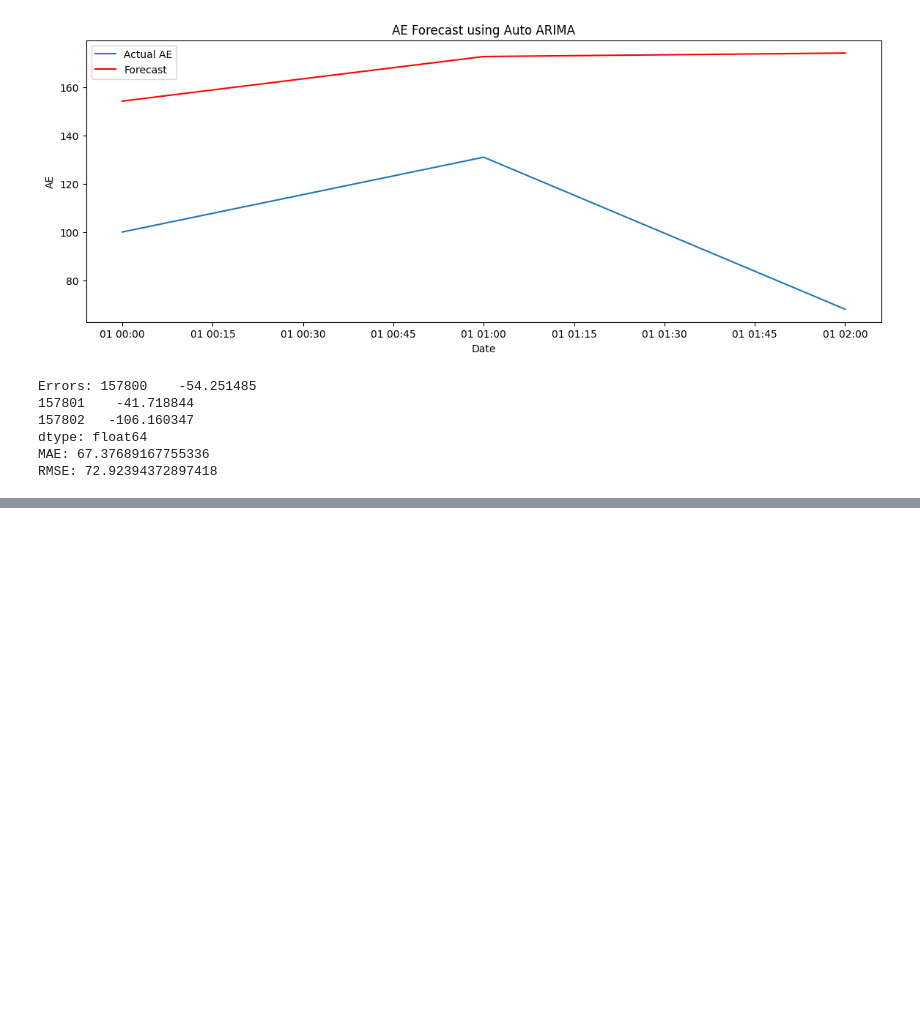
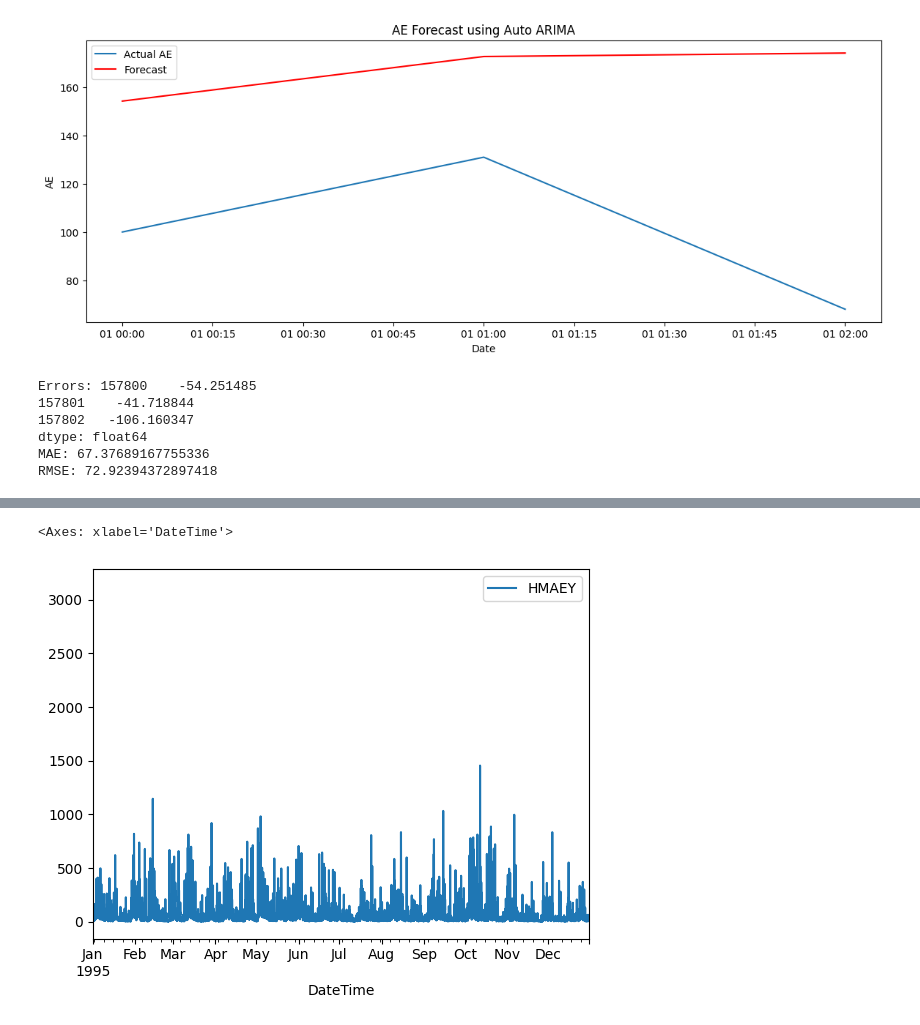
Before and after one commit to GMD-ROSS/Perturbed-Input, a Jupyter notebook: notebooks/Space_Weather_Workbook.ipynb, the cells around one changed output, grey strips where cells are left out. Saved outputs shown, nothing was run; the diff lists cells and outputs as text; code cells hidden in the pictures; blank space fills up the shorter version.

```diff
--- a/notebooks/Space_Weather_Workbook.ipynb
+++ b/notebooks/Space_Weather_Workbook.ipynb
@@ -703,3 +707,16 @@ Errors: 157800    -54.251485
 dtype: float64
 MAE: 67.37689167755336
 RMSE: 72.92394372897418
+# %%
+import pandas as pd
+import numpy as np
+import matplotlib.pyplot as plt
+
+
+fn = r"C:\Data\fcc_database_v1.hdf5"
+
+data = pd.read_hdf(fn)
+
+data.shape
+
+data.describe
@@ -705,0 +741,5 @@ RMSE: 72.92394372897418
+# %%
+data.plot(x = 'DateTime', y = 'HMAEY' , xlim = ('1995-01-01', '1995-12-31'))
+# %% [output]
+<Axes: xlabel='DateTime'>
+[figure, added]
```
Also changed, not shown: parts of 24 cells of this notebook, 2 other files.
